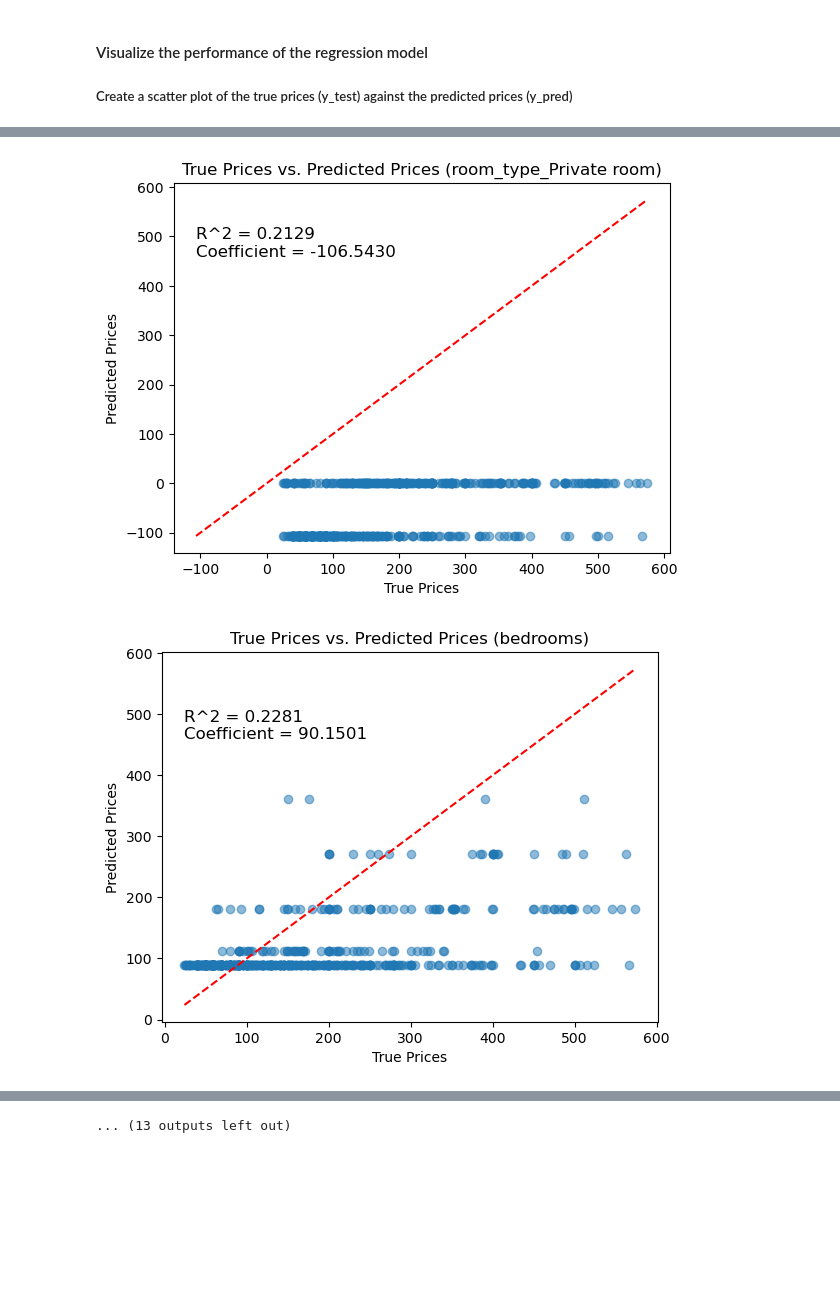
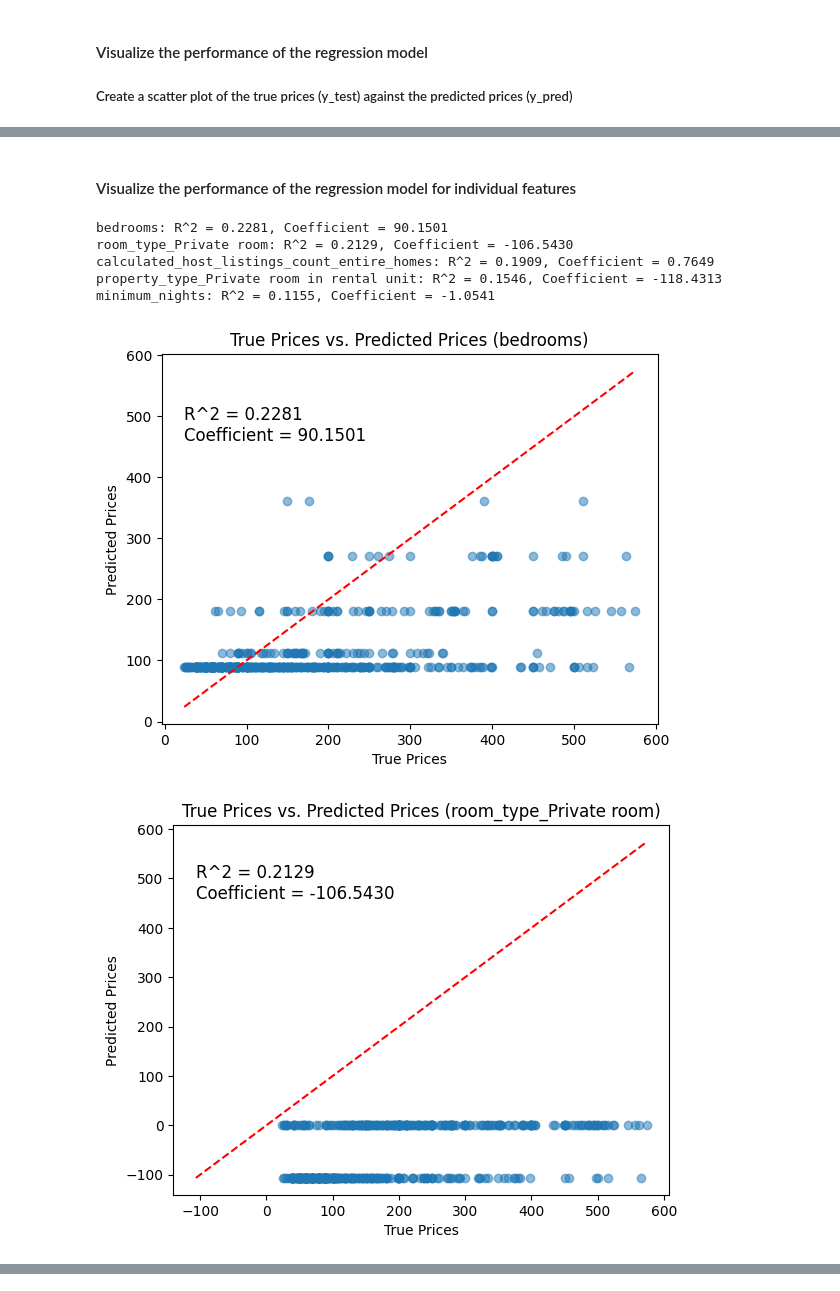
Before and after one commit to Theawmaster/Predict-Airbnb-Prices, a Jupyter notebook: 1_linear_regression.ipynb, the cells around one changed output, grey strips where cells are left out. Saved outputs shown, nothing was run; the diff lists cells and outputs as text; code cells hidden in the pictures; blank space fills up the shorter version.

```diff
--- a/1_linear_regression.ipynb
+++ b/1_linear_regression.ipynb
@@ -13,6 +7,8 @@ from sklearn.linear_model import LinearRegression
 from sklearn.metrics import mean_squared_error, r2_score
 import numpy as np
 import matplotlib.pyplot as plt
+# %%
+NUMBER_OF_VARS_TO_USE = 5 # 5 OR 15 OR 25
 # %% [markdown]
 #### Prepare the data
 # %%
@@ -259,2 +108,0 @@ dtype: float64
-# %%
-mse, r2, y_pred = linear_regression_performance(X_train_selected, y_train, X_test_selected, y_test, top_k_abs_correlated)
@@ -284,2 +108,0 @@ R^2 score: 0.541413544588087
-# %%
-r2_scores, coefficients = individual_feature_performance(X_train_selected, y_train, X_test_selected, y_test, top_k_abs_correlated)
@@ -302,22 +109,59 @@ property_type_Entire serviced apartment: R^2 = 0.0962, Coefficient = 112.1512
+# %% [markdown]
+#### Visualize the performance of the regression model for individual features
+# %%
+def individual_feature_performance(X_train, y_train, X_test, y_test):
+    # Initialize lists to store R^2 scores and coefficients
+    r2_scores = []
+    coefficients = []
+
+    # Loop through the top k features with the highest absolute correlation values
+    for feature in selected_vars:
+        # Create a linear regression model
+        model = LinearRegression()
+
+        # Train the model using the individual feature from the training data
+        model.fit(X_train[[feature]], y_train)
+
+        # Predict the prices for the test set
+        y_pred = model.predict(X_test[[feature]])
+
+        # Calculate the R^2 score for the predictions
+        r2 = r2_score(y_test, y_pred)
+
+        # Append the R^2 score and coefficient to the respective lists
+        r2_scores.append(r2)
+        coefficients.append(model.coef_[0])
+
+    # Print the R^2 scores and coefficients for each feature
+    for feature, r2, coef in zip(selected_vars, r2_scores, coefficients):
+        print(f"{feature}: R^2 = {r2:.4f}, Coefficient = {coef:.4f}")
+
+    return r2_scores, coefficients
+
+r2_scores, coefficients = individual_feature_performance(X_train, y_train, X_test, y_test)
+# %% [output]
+bedrooms: R^2 = 0.2281, Coefficient = 90.1501
+room_type_Private room: R^2 = 0.2129, Coefficient = -106.5430
+calculated_host_listings_count_entire_homes: R^2 = 0.1909, Coefficient = 0.7649
+property_type_Private room in rental unit: R^2 = 0.1546, Coefficient = -118.4313
+minimum_nights: R^2 = 0.1155, Coefficient = -1.0541
 # %%
-# Function to create a scatter plot for each feature
-def plot_regression(feature, y_test, y_pred, r2_score, coefficients):
+def plot_regression(feature, y_test, y_pred, r2, coef):
     plt.scatter(y_test, y_pred, alpha=0.5)
     plt.xlabel('True Prices')
     plt.ylabel('Predicted Prices')
     plt.title(f'True Prices vs. Predicted Prices ({feature})')
 
     min_val = min(y_test.min(), y_pred.min()[0])
     max_val = max(y_test.max(), y_pred.max()[0])
     plt.plot([min_val, max_val], [min_val, max_val], color='red', linestyle='--')
 
     plt.text(min_val, max_val * 0.8, f'R^2 = {r2:.4f}\nCoefficient = {coef:.4f}', fontsize=12)
     plt.show()
 
-# Loop through the top 15 positively correlated features and create a plot for each
-for feature, r2, coef in zip(top_k_abs_correlated.index, r2_scores, coefficients):
-    y_pred = X_test_selected[[feature]] * coef
+for feature, r2, coef in zip(selected_vars, r2_scores, coefficients):
+    y_pred = X_test[[feature]] * coef
     plot_regression(feature, y_test, y_pred, r2, coef)
 # %% [output]
-[figure, old version]
+[figure, new version]
-[figure, old version]
+[figure, new version]
@@ -334 +170,0 @@ for feature, r2, coef in zip(top_k_abs_correlated.index, r2_scores, coefficients
-... (13 outputs left out)
```
Also changed, not shown: parts of 33 cells of this notebook.
